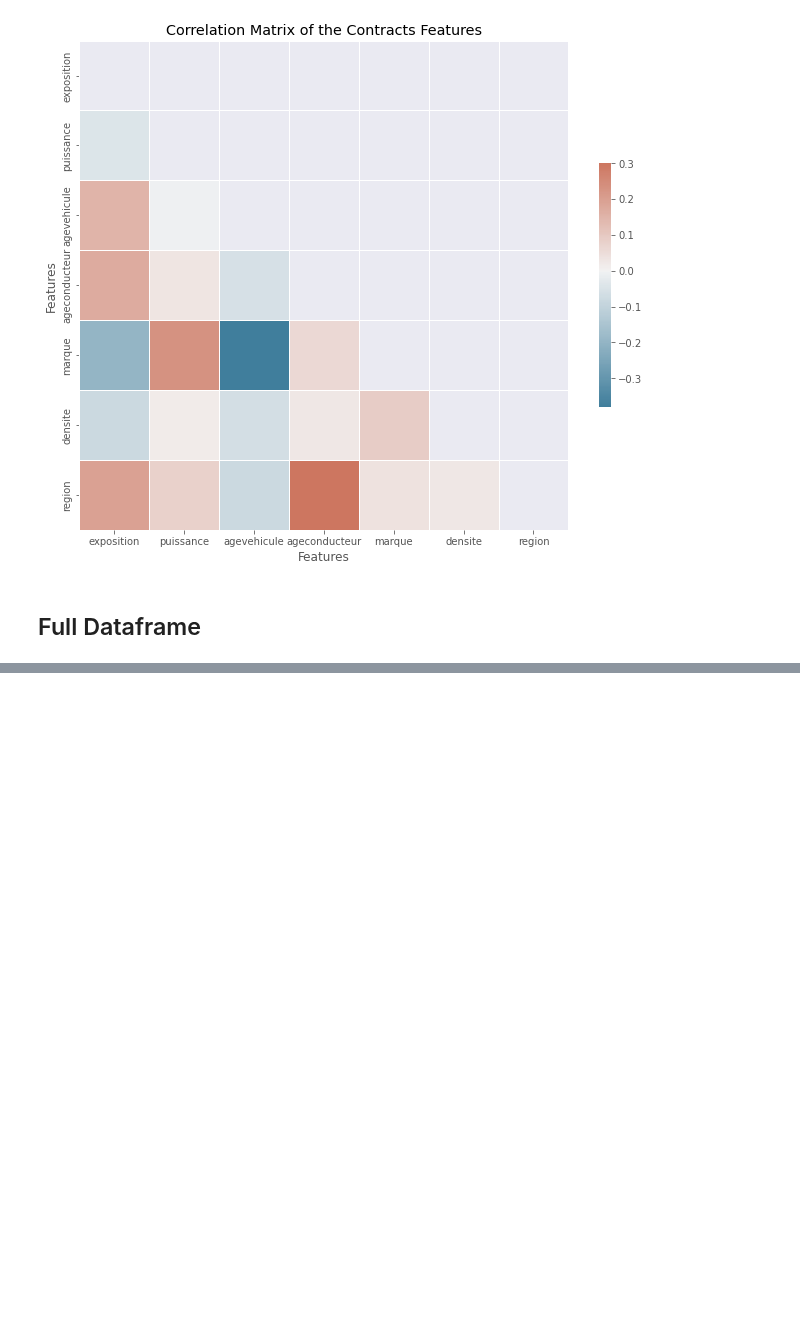
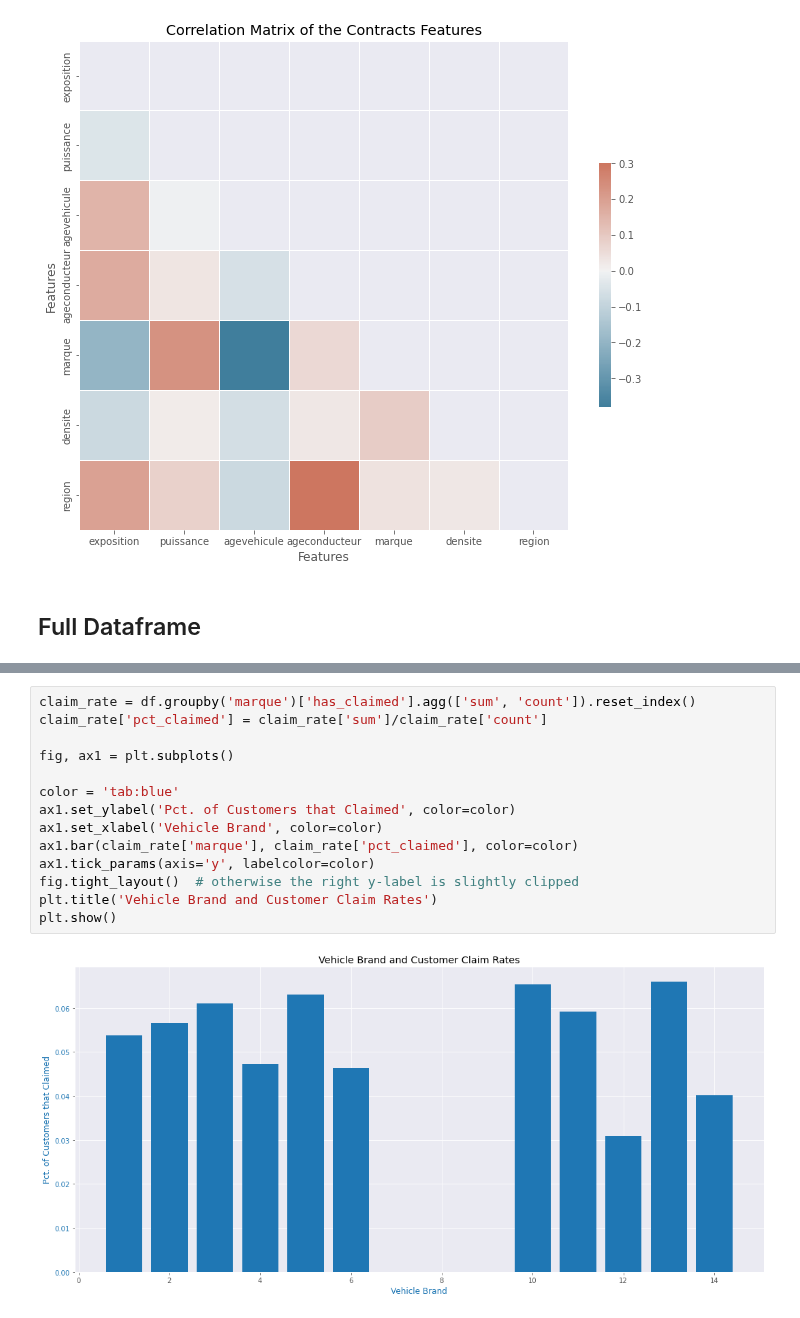
Before and after one commit to daniel-deutsch/FTD, a Jupyter notebook: Insurence Technology/main.ipynb, the cells around one changed output, grey strips where cells are left out. Cells and saved outputs as stored; diff of their text form; blank space fills up the shorter version.

```diff
--- a/Insurence Technology/main.ipynb
+++ b/Insurence Technology/main.ipynb
@@ -152,0 +184,16 @@ plt.show()
+# %%
+claim_rate = df.groupby('marque')['has_claimed'].agg(['sum', 'count']).reset_index()
+claim_rate['pct_claimed'] = claim_rate['sum']/claim_rate['count']
+
+fig, ax1 = plt.subplots()
+
+color = 'tab:blue'
+ax1.set_ylabel('Pct. of Customers that Claimed', color=color)
+ax1.set_xlabel('Vehicle Brand', color=color)
+ax1.bar(claim_rate['marque'], claim_rate['pct_claimed'], color=color)
+ax1.tick_params(axis='y', labelcolor=color)
+fig.tight_layout()  # otherwise the right y-label is slightly clipped
+plt.title('Vehicle Brand and Customer Claim Rates')
+plt.show()
+# %% [output]
+[figure, added]
```
Also changed, not shown: parts of 20 cells of this notebook.
